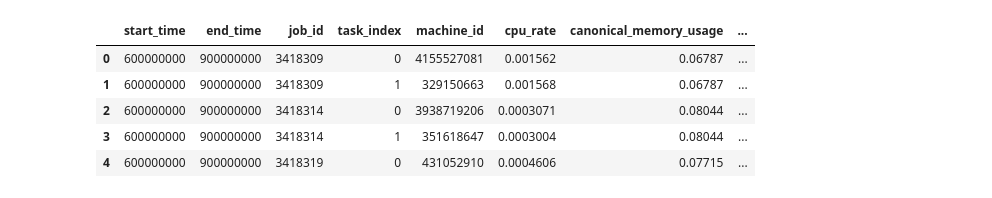
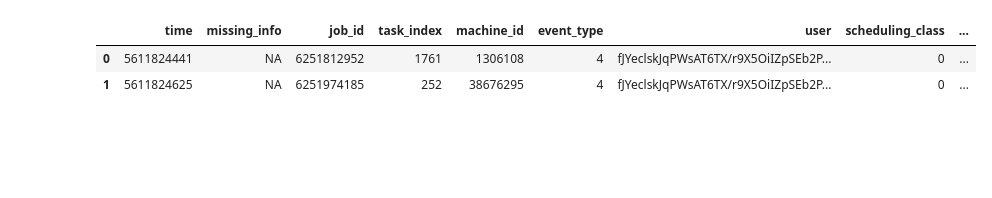
Before and after one commit to templierw/spark_lab, a Jupyter notebook: 8rdd.ipynb, the cells around one changed output. Saved outputs shown, nothing was run; the diff lists cells and outputs as text; code cells hidden in the pictures; blank space fills up the shorter version.

```diff
--- a/8rdd.ipynb
+++ b/8rdd.ipynb
@@ -21,7 +21,7 @@ from pyspark.sql.functions import rank, col
 # Cluster = -1
 # Local >= 1 (i.e., number of files to load)
 
-EXEC_MODE = 1
+EXEC_MODE = 2
 cloud = False
 
 # TODO
@@ -56,12 +52,10 @@ task_events.pprint(3)
+# %%
+task_events.pprint(2)
+# %% [output]
+|  | time | missing_info | job_id | task_index | machine_id | event_type | user | scheduling_class | ... |
+| 0 | 5611824441 | NA | 6251812952 | 1761 | 1306108 | 4 | fJYeclskJqPWsAT6TX/r9X5OiIZpSEb2P... | 0 | ... |
+| 1 | 5611824625 | NA | 6251974185 | 252 | 38676295 | 4 | fJYeclskJqPWsAT6TX/r9X5OiIZpSEb2P... | 0 | ... |
 # %%
 task_usage = Table('task_usage', sc, EXEC_MODE, cloud)
-task_usage.pprint(5)
-# %% [output]
-|  | start_time | end_time | job_id | task_index | machine_id | cpu_rate | canonical_memory_usage | ... |
-| 0 | 600000000 | 900000000 | 3418309 | 0 | 4155527081 | 0.001562 | 0.06787 | ... |
-| 1 | 600000000 | 900000000 | 3418309 | 1 | 329150663 | 0.001568 | 0.06787 | ... |
-| 2 | 600000000 | 900000000 | 3418314 | 0 | 3938719206 | 0.0003071 | 0.08044 | ... |
-| 3 | 600000000 | 900000000 | 3418314 | 1 | 351618647 | 0.0003004 | 0.08044 | ... |
-| 4 | 600000000 | 900000000 | 3418319 | 0 | 431052910 | 0.0004606 | 0.07715 | ... |
 # %%
 # Select first SUBMIT transition for each job
```
Also changed, not shown: parts of 9 cells of this notebook.
